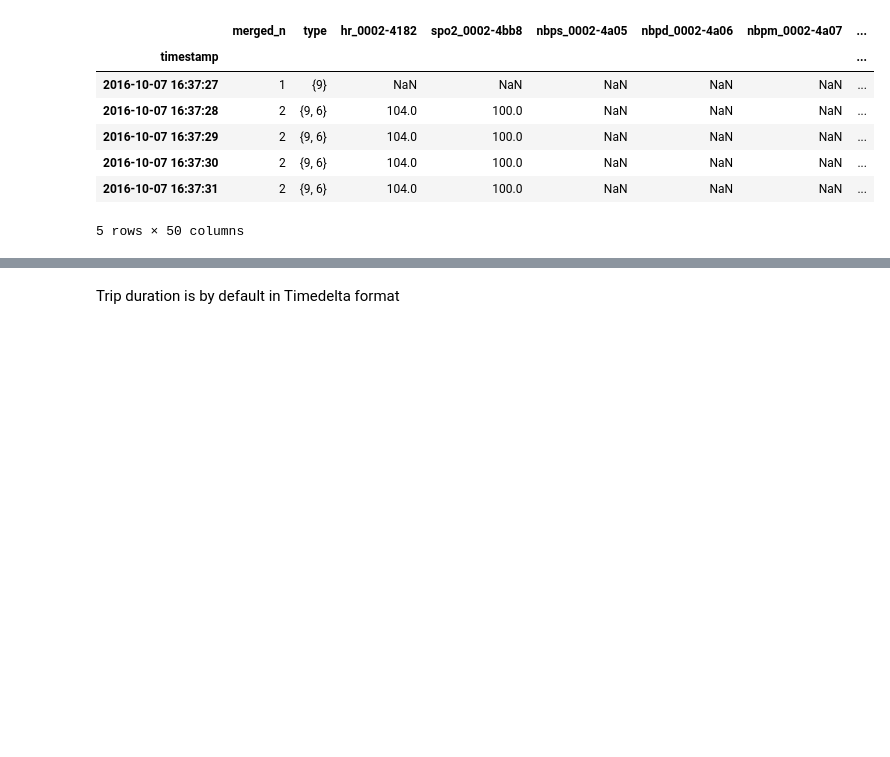
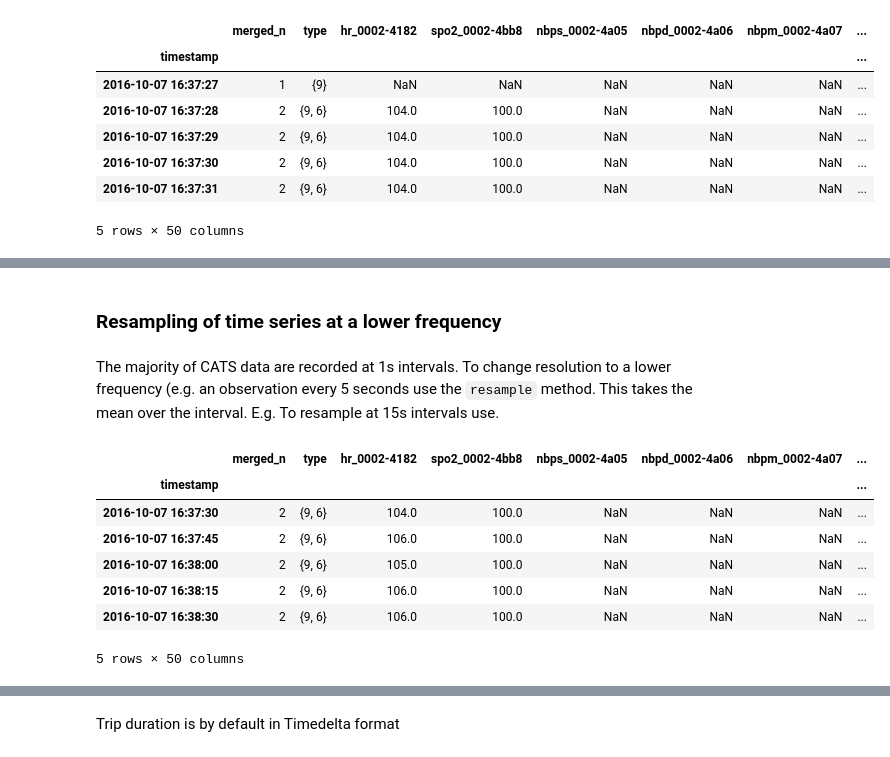
Before and after one commit to TomMonks/cats-time-series, a Jupyter notebook: test_input.ipynb, the cells around one changed output, grey strips where cells are left out. Drawn from its saved outputs; the diff is of its cells as text; code cells hidden in the pictures; blank space fills up the shorter version.

```diff
--- a/test_input.ipynb
+++ b/test_input.ipynb
@@ -65,0 +73,15 @@ Instantiate a new `TripSummaryStatistics` object using a `CleanTrip` as a parame
+# %% [markdown]
+### Resampling of time series at a lower frequency
+# %% [markdown]
+The majority of CATS data are recorded at 1s intervals.  To change resolution to a lower frequency (e.g. an observation every 5 seconds use the `resample` method.  This takes the mean over the interval.  E.g. To resample at 15s intervals use.
+# %%
+ct.resample(rule='15s').head()
+# %% [output]
+|  | merged_n | type | hr_0002-4182 | spo2_0002-4bb8 | nbps_0002-4a05 | nbpd_0002-4a06 | nbpm_0002-4a07 | ... |
+| timestamp |  |  |  |  |  |  |  | ... |
+| 2016-10-07 16:37:30 | 2 | {9, 6} | 104.0 | 100.0 | NaN | NaN | NaN | ... |
+| 2016-10-07 16:37:45 | 2 | {9, 6} | 106.0 | 100.0 | NaN | NaN | NaN | ... |
+| 2016-10-07 16:38:00 | 2 | {9, 6} | 105.0 | 100.0 | NaN | NaN | NaN | ... |
+| 2016-10-07 16:38:15 | 2 | {9, 6} | 106.0 | 100.0 | NaN | NaN | NaN | ... |
+| 2016-10-07 16:38:30 | 2 | {9, 6} | 106.0 | 100.0 | NaN | NaN | NaN | ... |
+5 rows × 50 columns
```
Also changed, not shown: parts of 27 cells of this notebook, 2 other files.
